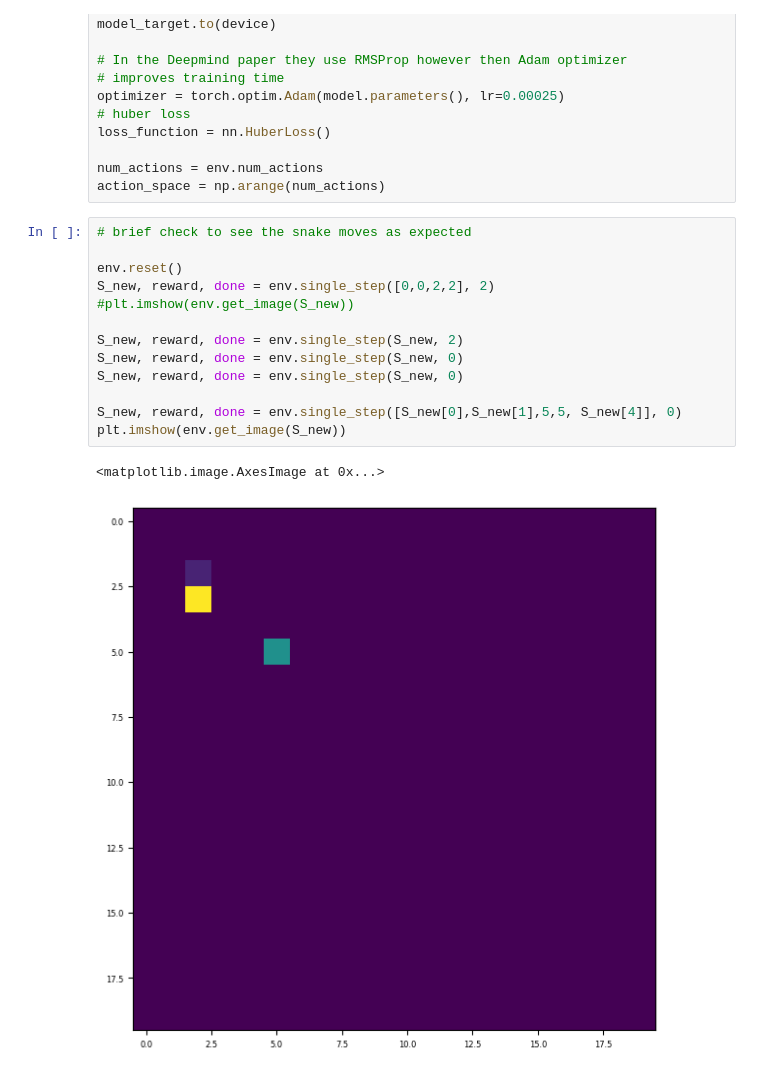
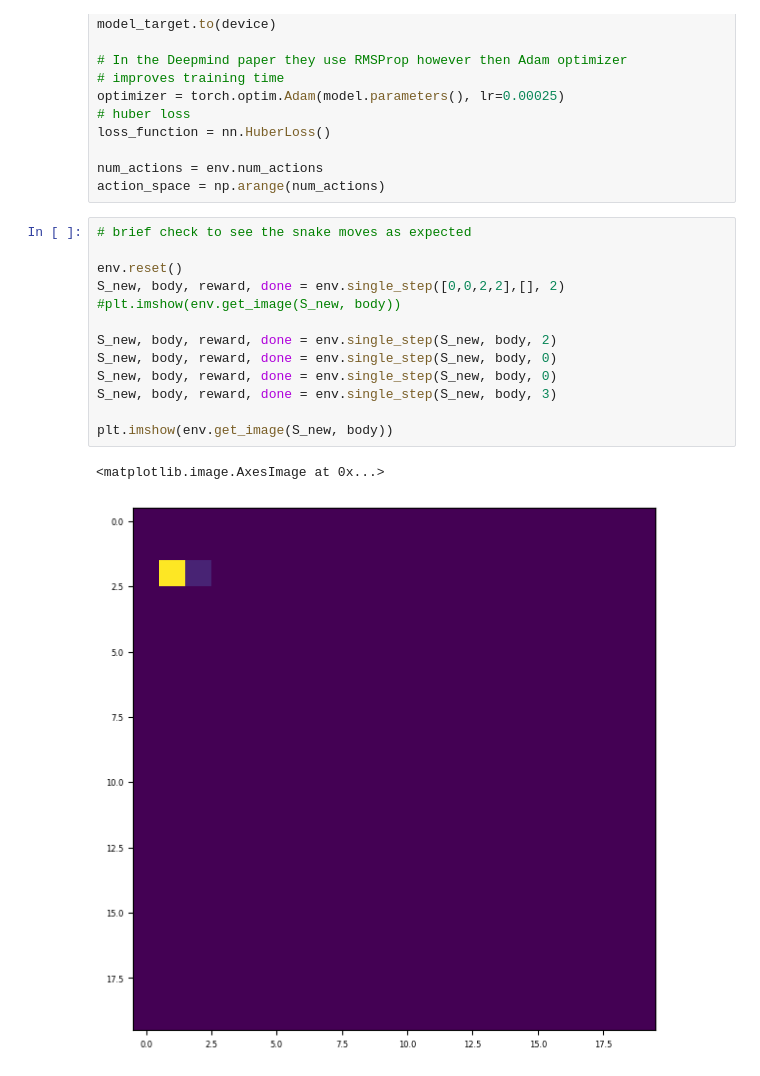
Before and after one commit to erikalena/Deep-QNetworks, a Jupyter notebook: notebook/deep_qnetworks.ipynb, the cells around one changed output. Saved outputs shown, nothing was run; the diff lists cells and outputs as text.

```diff
--- a/notebook/deep_qnetworks.ipynb
+++ b/notebook/deep_qnetworks.ipynb
@@ -46,17 +46,17 @@ action_space = np.arange(num_actions)
 # %%
 # brief check to see the snake moves as expected
 
 env.reset()
-S_new, reward, done = env.single_step([0,0,2,2], 2)
-#plt.imshow(env.get_image(S_new))
+S_new, body, reward, done = env.single_step([0,0,2,2],[], 2)
+#plt.imshow(env.get_image(S_new, body))
 
-S_new, reward, done = env.single_step(S_new, 2)
-S_new, reward, done = env.single_step(S_new, 0)
-S_new, reward, done = env.single_step(S_new, 0)
+S_new, body, reward, done = env.single_step(S_new, body, 2)
+S_new, body, reward, done = env.single_step(S_new, body, 0)
+S_new, body, reward, done = env.single_step(S_new, body, 0)
+S_new, body, reward, done = env.single_step(S_new, body, 3)
 
-S_new, reward, done = env.single_step([S_new[0],S_new[1],5,5, S_new[4]], 0)
-plt.imshow(env.get_image(S_new))
+plt.imshow(env.get_image(S_new, body))
 # %% [output]
 <matplotlib.image.AxesImage at 0x...>
-[figure, old version]
+[figure, new version]
 # %%
```
Also changed, not shown: parts of 4 cells of this notebook, 4 other files.
